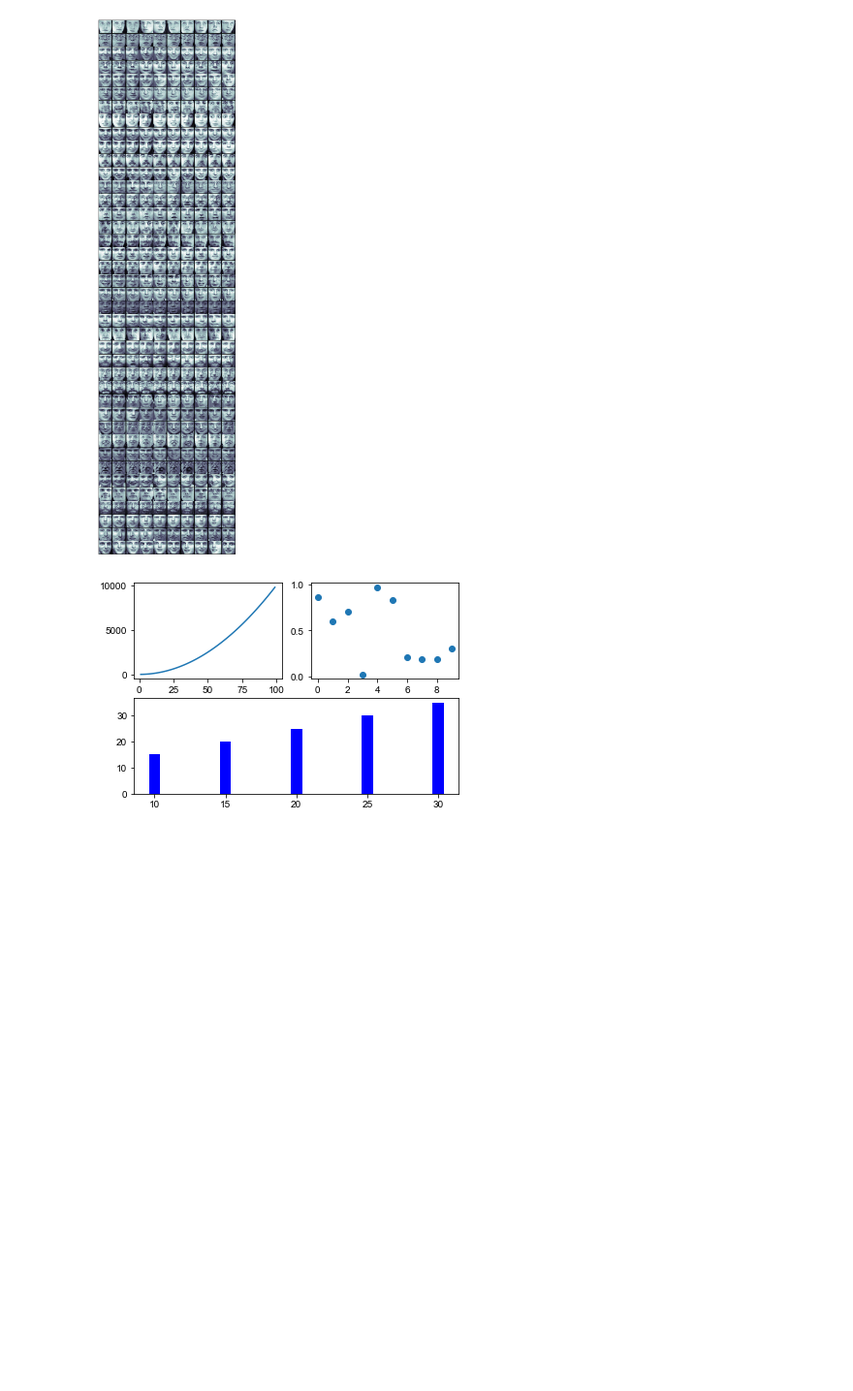
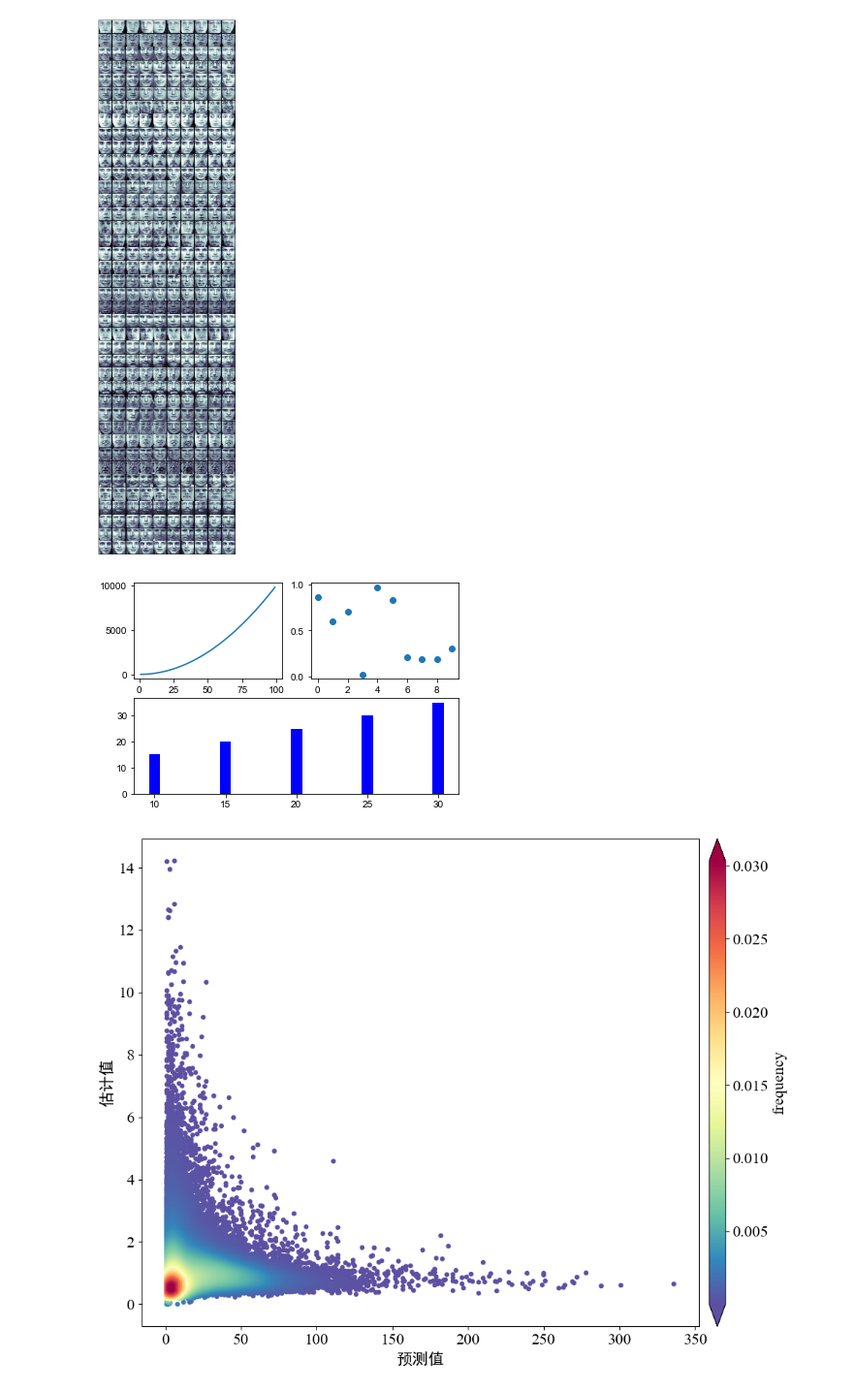
Before and after one commit to geobowen/matplotlib_practice, a Jupyter notebook: Matplotlib_exercise.ipynb, the cells around one changed output. Shown at 97% size. Drawn from its saved outputs; the diff is of its cells as text; code cells hidden in the pictures; blank space fills up the shorter version.

```diff
--- a/Matplotlib_exercise.ipynb
+++ b/Matplotlib_exercise.ipynb
@@ -287,3 +287,37 @@ s, (width, height) = canvas.print_to_buffer()
 from PIL import Image
 im = Image.frombytes("RGBA", (width, height), s)
 im.show()
+# %%
+import matplotlib.pyplot as plt
+import numpy as np
+from scipy.stats import gaussian_kde
+from mpl_toolkits.axes_grid1 import make_axes_locatable
+from matplotlib import rcParams
+config = {"font.family":'Times New Roman',"font.size": 16,"mathtext.fontset":'stix'}
+rcParams.update(config)
+# 读取数据
+import pandas as pd
+
+filename = r'D:/Project/pan_qaidam_yardang/0_grid/csv/grid_exclude_non_yardang.csv'
+#filename=r'F:/Rpython/lp37/testdata.xlsx'
+df2=pd.read_csv(filename)#读取文件
+x=df2['NUMPOINTS'].values
+y=df2['SLP90'].values
+xy = np.vstack([x,y])
+z = gaussian_kde(xy)(xy)
+idx = z.argsort()
+x, y, z = x[idx], y[idx], z[idx]
+# %%
+fig,ax=plt.subplots(figsize=(12,9),dpi=100)
+scatter=ax.scatter(x,y,marker='o',c=z,
+                   #edgecolors='',
+                   s=15,label='LST',
+                   cmap='Spectral_r'
+                  )
+cbar=plt.colorbar(scatter,shrink=1,orientation='vertical',extend='both',pad=0.015,aspect=30,label='frequency') #orientation='horizontal'
+font3={'family':'SimHei','size':16,'color':'k'}
+plt.ylabel("估计值",fontdict=font3)
+plt.xlabel("预测值",fontdict=font3)
+plt.show()
+# %% [output]
+[figure, added]
```
